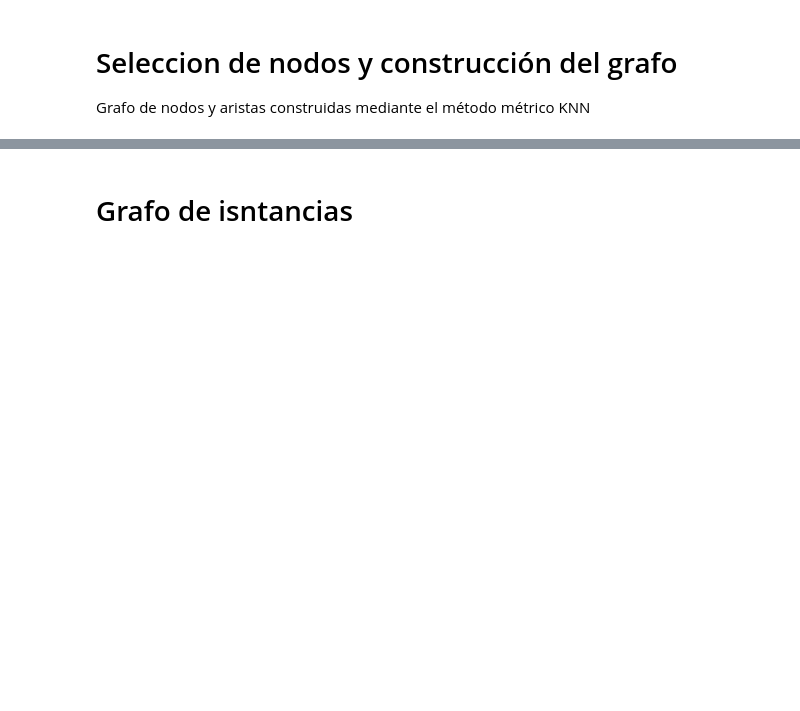
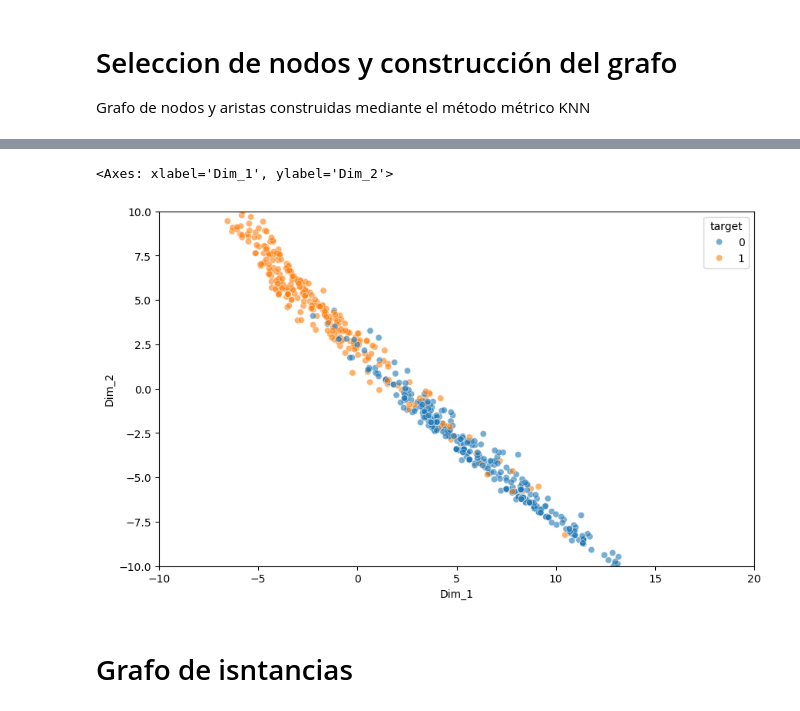
Before and after one commit to ramontr025/ProyectoTSCD, a Jupyter notebook: notebooks/GNN4TBL.ipynb, the cells around one changed output, grey strips where cells are left out. Saved outputs shown, nothing was run; the diff lists cells and outputs as text; code cells hidden in the pictures; blank space fills up the shorter version.

```diff
--- a/notebooks/GNN4TBL.ipynb
+++ b/notebooks/GNN4TBL.ipynb
@@ -47,0 +109,17 @@ Ahora edge_index es nuestra representación de los nodos y aristas del grafo med
+# %%
+class GCN(torch.nn.Module):
+    def __init__(self, hidden_channels):
+        super(GCN, self).__init__()
+        self.conv1 = GCNConv(number_of_features, hidden_channels)
+        self.conv2 = GCNConv(hidden_channels, num_classes)
+
+    def forward(self, x, edge_index):
+        x = F.relu(self.conv1(x, edge_index))
+        x = F.dropout(x, training=self.training)
+        x = self.conv2(x, edge_index)
+        return F.softmax(x, dim=1),x
+# %%
+device = torch.device('cuda' if torch.cuda.is_available() else 'cpu')
+model = GCN(hidden_channels=16).to(device)
+data = graph_dataset.to(device)
+optimizer = torch.optim.Adam(model.parameters(), lr=0.01)
@@ -48,3 +171,29 @@ Ahora edge_index es nuestra representación de los nodos y aristas del grafo med
+# %%
+model.eval()
+out, embeddings = model(node_features, data.edge_index)
+embeddings = embeddings.detach().cpu().numpy()
+embeddings
+var_2d = pd.DataFrame(embeddings, columns=['Dim_1', 'Dim_2'])
+y=pd.DataFrame(y, columns=['target'])
+df_2d = pd.concat([var_2d, y], axis=1)
+# %%
+df_sample = df_2d.sample(n=1000, random_state=42)
+
+plt.figure(figsize=(10, 6))
+# Muestra solo desde el valor -10 hasta el 10 en X
+plt.xlim(-10, 20)
+
+# Muestra solo valores positivos en Y
+plt.ylim(-10, 10)
+sns.scatterplot(
+    data=df_sample,
+    x="Dim_1", y="Dim_2",
+    hue='target',
+    alpha=0.6
+)
+# %% [output]
+<Axes: xlabel='Dim_1', ylabel='Dim_2'>
+[figure, added]
 # %% [markdown]
 # Grafo de isntancias
 # %% [markdown]
```
Also changed, not shown: parts of 19 cells of this notebook, 3 other files.
